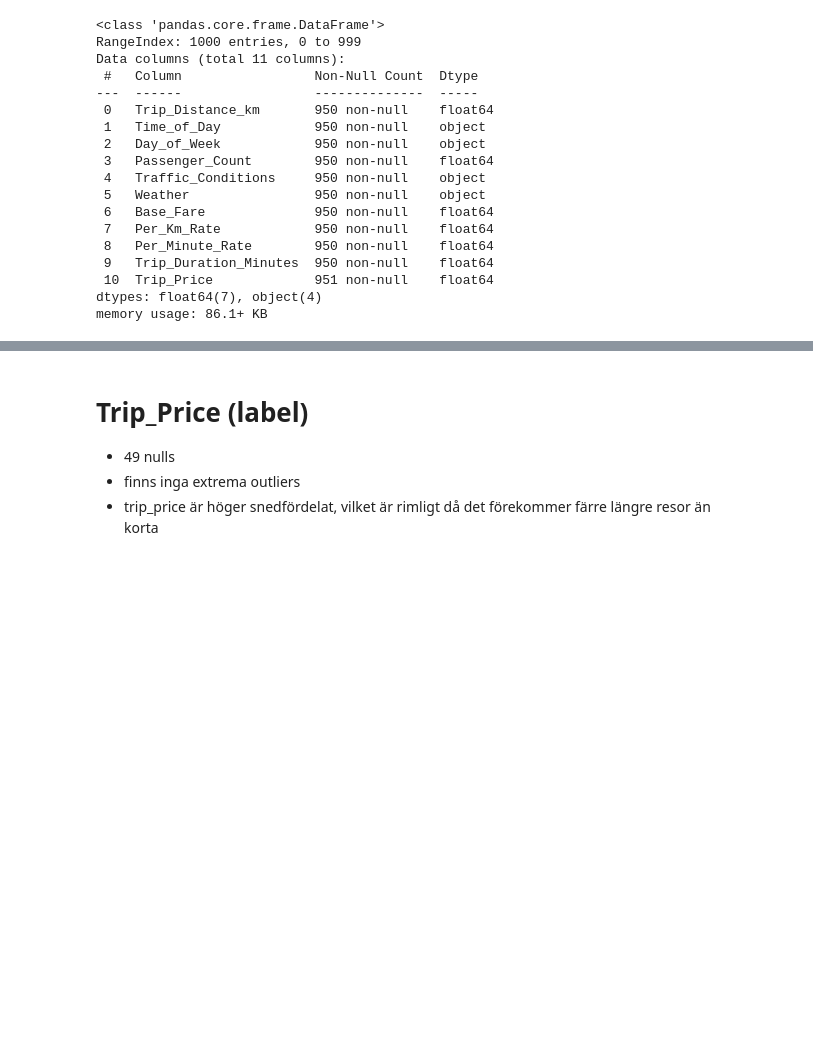
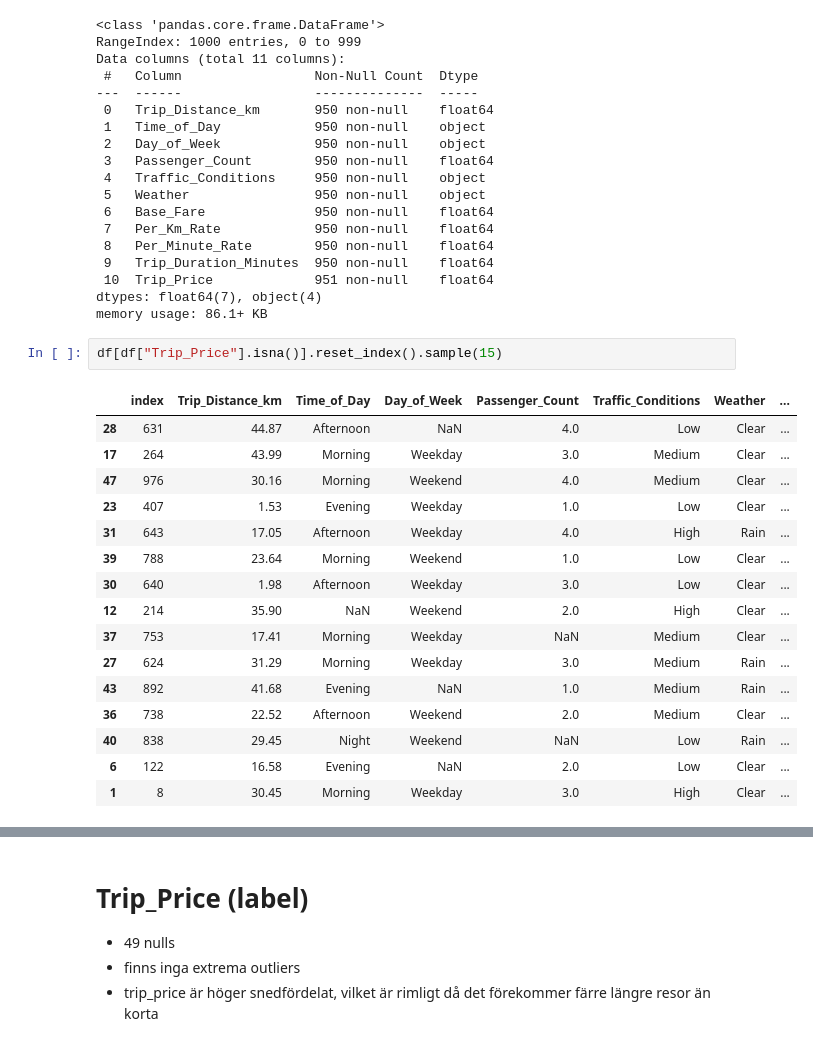
Before and after one commit to luckepucke6/taxi_prediction_fullstack_lucas_lindh, a Jupyter notebook: src/taxipred/model_development/eda.ipynb, the cells around one changed output, grey strips where cells are left out. Drawn from its saved outputs; the diff is of its cells as text; blank space fills up the shorter version.

```diff
--- a/src/taxipred/model_development/eda.ipynb
+++ b/src/taxipred/model_development/eda.ipynb
@@ -95,3 +95,22 @@ Data columns (total 11 columns):
  10  Trip_Price             951 non-null    float64
 dtypes: float64(7), object(4)
 memory usage: 86.1+ KB
+# %%
+df[df["Trip_Price"].isna()].reset_index().sample(15)
+# %% [output]
+|  | index | Trip_Distance_km | Time_of_Day | Day_of_Week | Passenger_Count | Traffic_Conditions | Weather | ... |
+| 28 | 631 | 44.87 | Afternoon | NaN | 4.0 | Low | Clear | ... |
+| 17 | 264 | 43.99 | Morning | Weekday | 3.0 | Medium | Clear | ... |
+| 47 | 976 | 30.16 | Morning | Weekend | 4.0 | Medium | Clear | ... |
+| 23 | 407 | 1.53 | Evening | Weekday | 1.0 | Low | Clear | ... |
+| 31 | 643 | 17.05 | Afternoon | Weekday | 4.0 | High | Rain | ... |
+| 39 | 788 | 23.64 | Morning | Weekend | 1.0 | Low | Clear | ... |
+| 30 | 640 | 1.98 | Afternoon | Weekday | 3.0 | Low | Clear | ... |
+| 12 | 214 | 35.90 | NaN | Weekend | 2.0 | High | Clear | ... |
+| 37 | 753 | 17.41 | Morning | Weekday | NaN | Medium | Clear | ... |
+| 27 | 624 | 31.29 | Morning | Weekday | 3.0 | Medium | Rain | ... |
+| 43 | 892 | 41.68 | Evening | NaN | 1.0 | Medium | Rain | ... |
+| 36 | 738 | 22.52 | Afternoon | Weekend | 2.0 | Medium | Clear | ... |
+| 40 | 838 | 29.45 | Night | Weekend | NaN | Low | Rain | ... |
+| 6 | 122 | 16.58 | Evening | NaN | 2.0 | Low | Clear | ... |
+| 1 | 8 | 30.45 | Morning | Weekday | 3.0 | High | Clear | ... |
```
Also changed, not shown: parts of 33 cells of this notebook, 2 other files.
